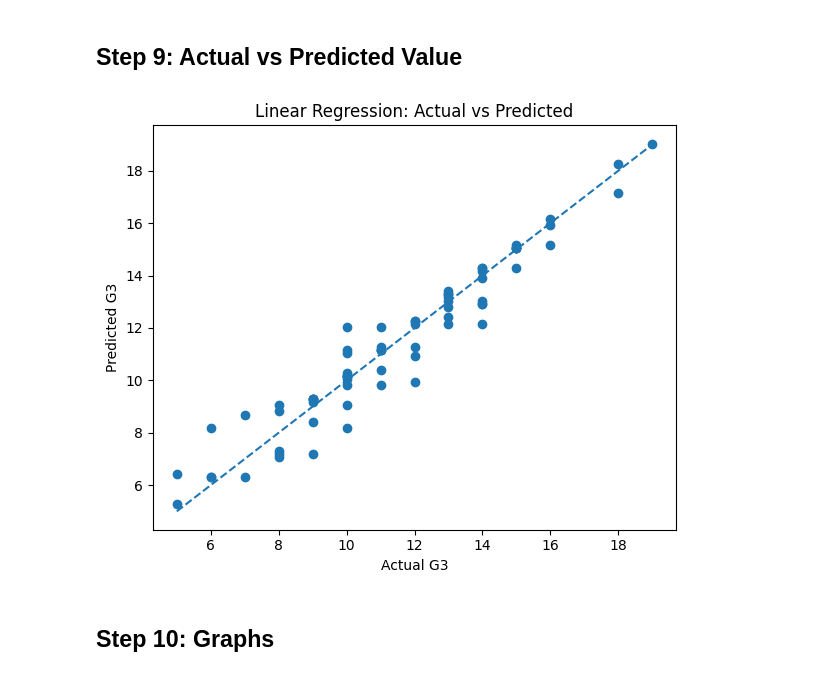
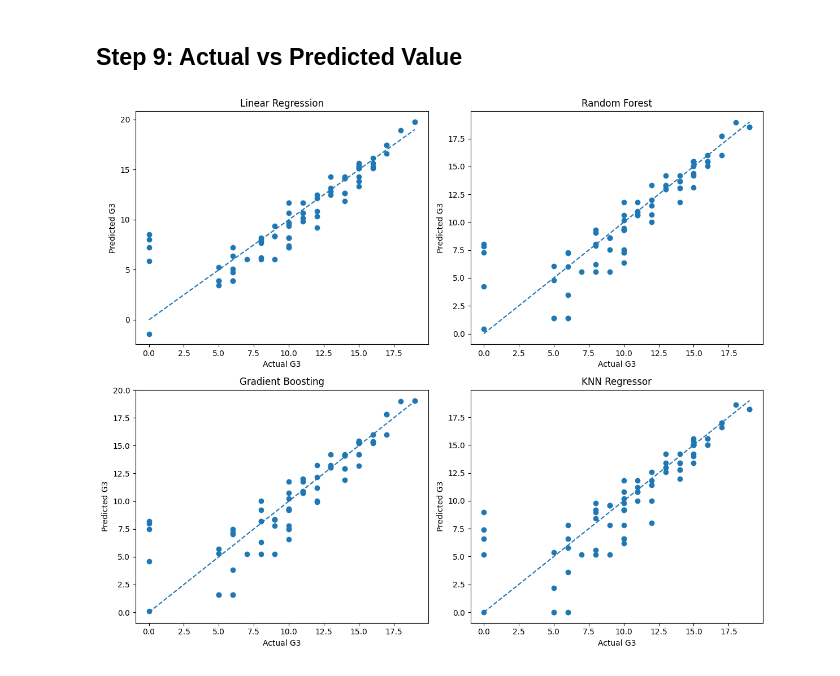
Before and after one commit to Shrishty-05/Student-Performance-Prediction, a Jupyter notebook: student_performance_prediction2.ipynb, the cells around one changed output. Cells and saved outputs as stored; diff of their text form; code cells hidden in the pictures.

```diff
--- a/student_performance_prediction2.ipynb
+++ b/student_performance_prediction2.ipynb
@@ -141,10 +115,6 @@ print(f"G2 vs G3 correlation: {df['G2'].corr(df['G3']):.2f}")
 G1 vs G3 correlation: 0.80
 G2 vs G3 correlation: 0.90
 # %%
-# ─── Remove G3 = 0 (invalid ntries) ─────────────────────────────────────────
-df = df[df['G3'] != 0]
-
-# ─── EDA Plot ─────────────────────────────────────────────────────────────────
 fig, ax = plt.subplots(figsize=(6, 5))
 ax.hist(df['G3'], bins=20, edgecolor='black')
 ax.axvline(10, color='red', linestyle='--', linewidth=2, label='Pass threshold')
@@ -368,32 +333,35 @@ plt.show()
 # %% [markdown]
 ## Step 9: Actual vs Predicted Value
 # %%
+
 import matplotlib.pyplot as plt
 
-# Train model
-model = LinearRegression()
-model.fit(X_train, y_train)
+fig, axes = plt.subplots(2, 2, figsize=(12, 10))
+axes = axes.flatten()
 
-# Predict
-y_pred = model.predict(X_test)
+for i, (name, model) in enumerate(trained_models.items()):
 
-# Plot
-plt.figure(figsize=(6, 5))
+    # Predict
+    if name == 'KNN Regressor':
+        y_pred = model.predict(X_test_scaled)
+    else:
+        y_pred = model.predict(X_test)
 
-plt.scatter(y_test, y_pred)
-plt.plot(
-    [y_test.min(), y_test.max()],
-    [y_test.min(), y_test.max()],
-    linestyle='--'
-)
+    # Plot
+    axes[i].scatter(y_test, y_pred)
 
-plt.title('Linear Regression: Actual vs Predicted')
-plt.xlabel('Actual G3')
-plt.ylabel('Predicted G3')
+    # Perfect prediction line
+    axes[i].plot(
+        [y_test.min(), y_test.max()],
+        [y_test.min(), y_test.max()],
+        linestyle='--'
+    )
+
+    axes[i].set_title(name)
+    axes[i].set_xlabel('Actual G3')
+    axes[i].set_ylabel('Predicted G3')
 
 plt.tight_layout()
 plt.show()
 # %% [output]
-[figure, old version]
+[figure, new version]
-# %% [markdown]
-## Step 10: Graphs
```
Also changed, not shown: parts of 18 cells of this notebook, 1 other file.
